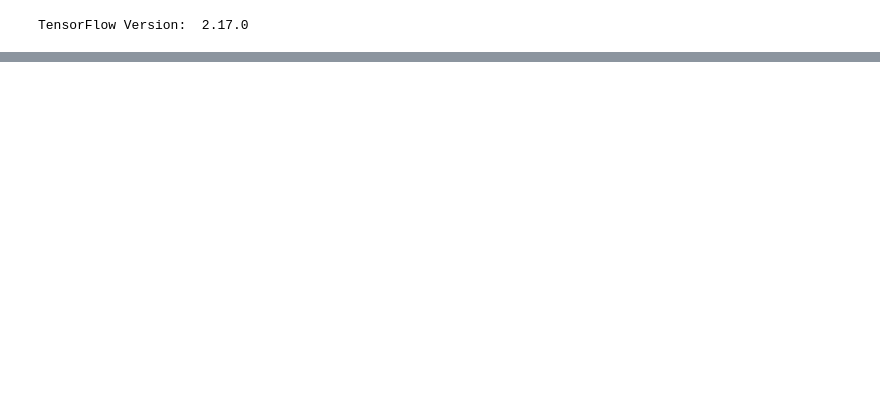
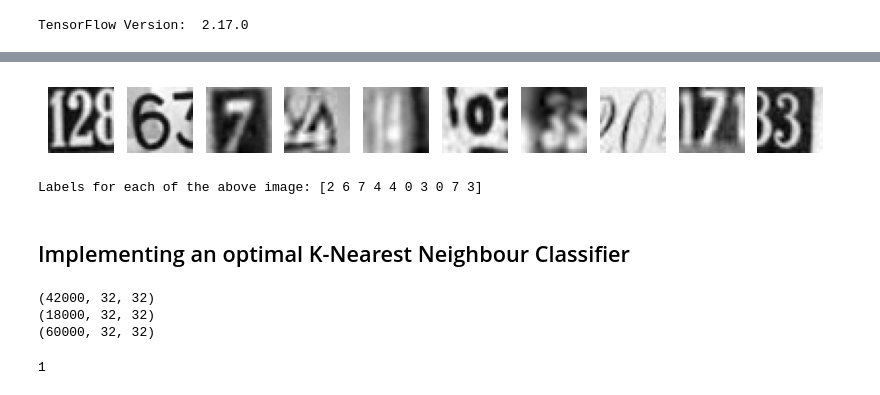
Before and after one commit to ayushipradhan30/AIML-mini-projects, a Jupyter notebook: Neural_Network_and_Deep_Learning.ipynb, the cells around one changed output, grey strips where cells are left out. Saved outputs shown, nothing was run; the diff lists cells and outputs as text; code cells hidden in the pictures; blank space fills up the shorter version.

```diff
--- a/Neural_Network_and_Deep_Learning.ipynb
+++ b/Neural_Network_and_Deep_Learning.ipynb
@@ -38,0 +82,21 @@ print("y_test: ", y_test.shape)
+# %%
+plt.figure(figsize = (10,1))
+for i in range(10):
+  plt.subplot(1, 10, i + 1)
+  plt.imshow(x_train[i].reshape(32,32), cmap = 'gray', )
+  plt.axis('off')
+plt.show()
+print('Labels for each of the above image: %s' %(y_train[0:10]))
+# %% [output]
+[figure, added]
+Labels for each of the above image: [2 6 7 4 4 0 3 0 7 3]
+# %% [markdown]
+## Implementing an optimal K-Nearest Neighbour Classifier
+# %%
+print(x_train.shape)
+print(x_test.shape)
+print(x_val.shape)
+# %% [output]
+(42000, 32, 32)
+(18000, 32, 32)
+(60000, 32, 32)
@@ -38,0 +113,16 @@ print("y_test: ", y_test.shape)
+# %%
+acc_score = []
+
+for i in neighbors:
+  knn = KNeighborsClassifier()
+  knn.fit(x_train, y_train)
+  y_pred = knn.predict(x_test)
+  scores = accuracy_score(y_test, y_pred)
+  acc_score.append(scores)
+
+MSE = [1 - x for x in acc_score]
+
+optimal_k = neighbors[MSE.index(min(MSE))]
+print(optimal_k)
+# %% [output]
+1
```
Also changed, not shown: parts of 14 cells of this notebook.
